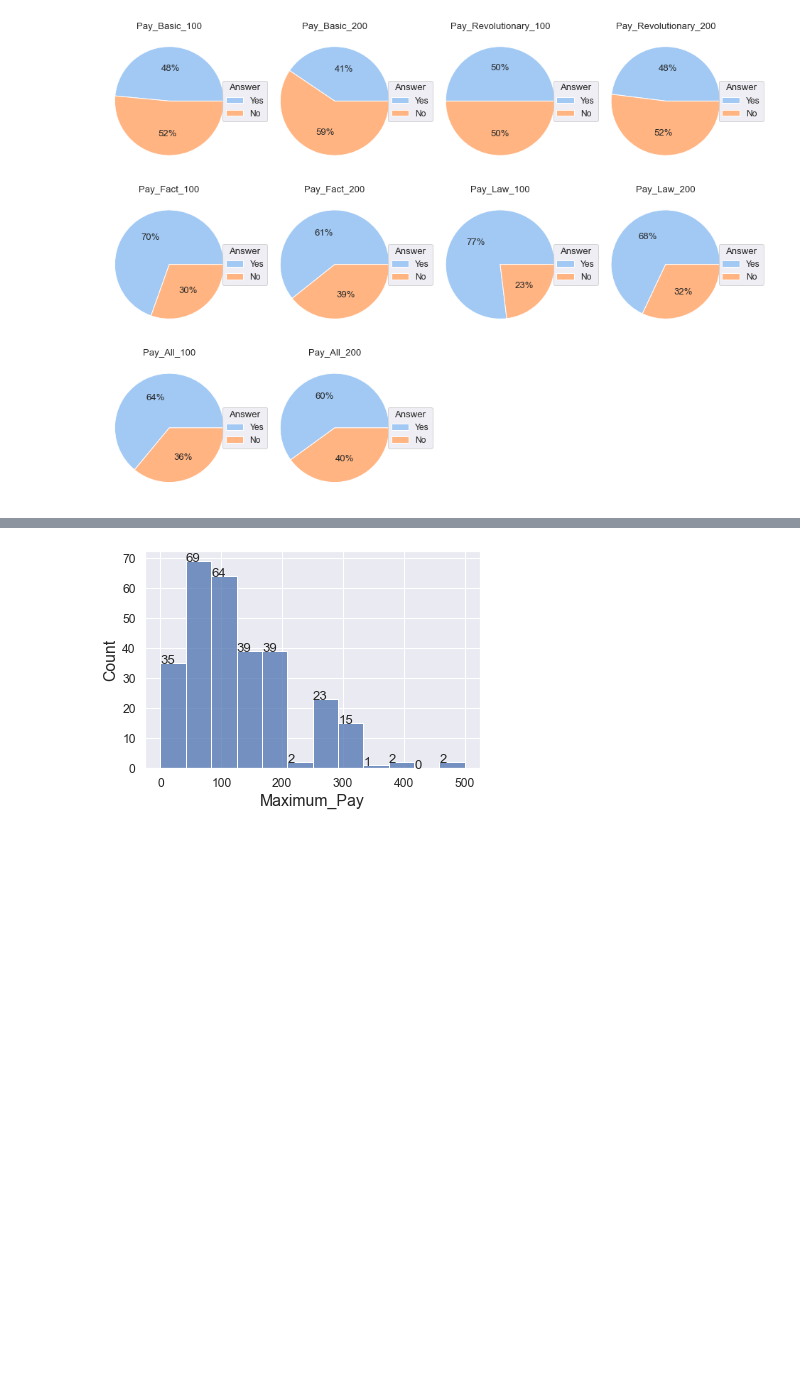
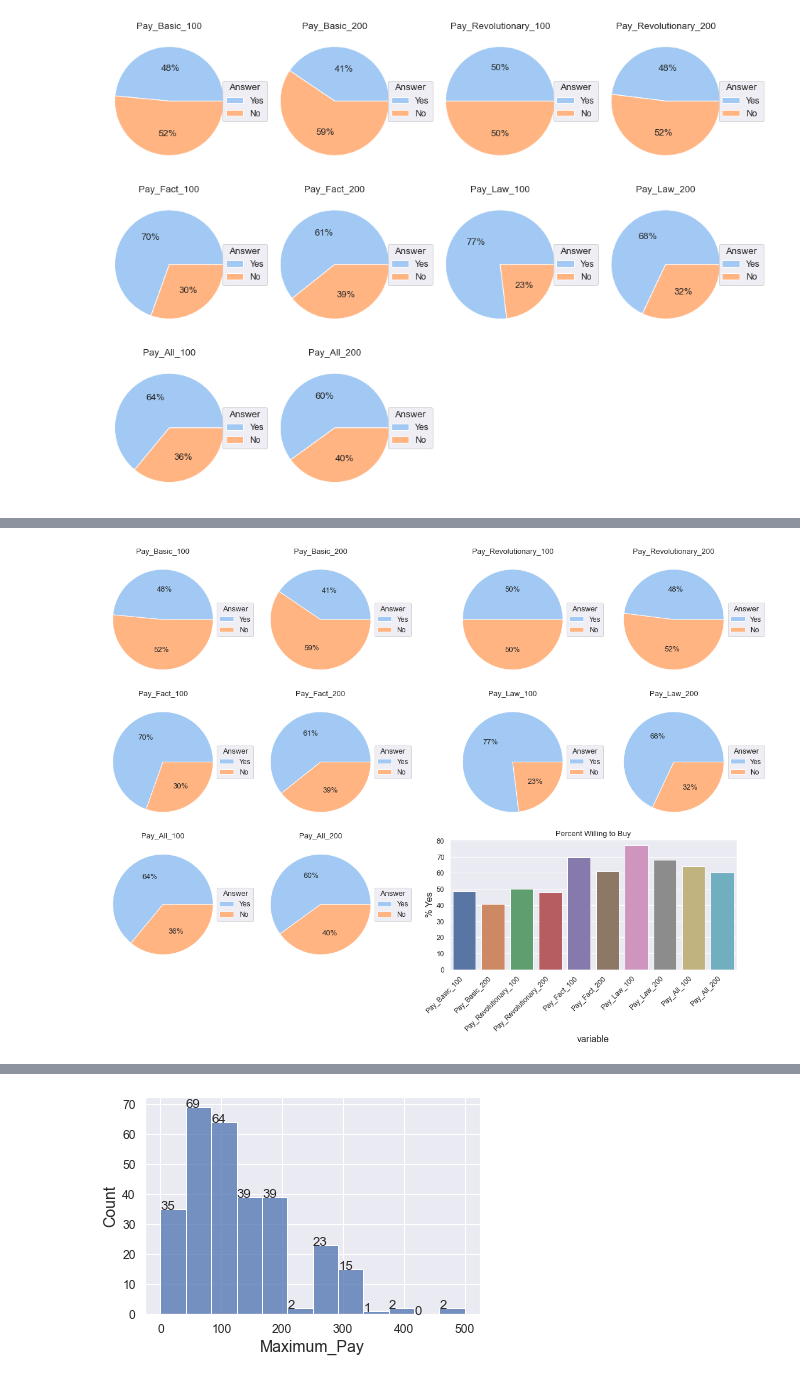
Before and after one commit to markhary/emba912_survey, a Jupyter notebook: ruby.ipynb, the cells around one changed output, grey strips where cells are left out. Cells and saved outputs as stored; diff of their text form; code cells hidden in the pictures; blank space fills up the shorter version.

```diff
--- a/ruby.ipynb
+++ b/ruby.ipynb
@@ -919,3 +922,42 @@ display(n_yes_total/n_participants*100)
+# %%
+fig, axes = plt.subplots(figsize=(16,12), constrained_layout=True);
+
+ax00 = plt.subplot2grid((3, 4), (0, 0))
+ax01 = plt.subplot2grid((3, 4), (0, 1))
+ax02 = plt.subplot2grid((3, 4), (0, 2))
+ax03 = plt.subplot2grid((3, 4), (0, 3))
+
+ax10 = plt.subplot2grid((3, 4), (1, 0))
+ax11 = plt.subplot2grid((3, 4), (1, 1))
+ax12 = plt.subplot2grid((3, 4), (1, 2))
+ax13 = plt.subplot2grid((3, 4), (1, 3))
+
+ax20 = plt.subplot2grid((3, 4), (2, 0))
+ax21 = plt.subplot2grid((3, 4), (2, 1))
+ax223 = plt.subplot2grid((3, 4), (2, 2), colspan=2)
+
+create_pie_chart(survey_data, "Pay_Basic_100", False, ax=ax00);
+create_pie_chart(survey_data, "Pay_Basic_200", False, ax=ax01);
+create_pie_chart(survey_data, "Pay_Revolutionary_100", False, ax=ax02);
+create_pie_chart(survey_data, "Pay_Revolutionary_200", False, ax=ax03);
+create_pie_chart(survey_data, "Pay_Fact_100", False, ax=ax10);
+create_pie_chart(survey_data, "Pay_Fact_200", False, ax=ax11);
+create_pie_chart(survey_data, "Pay_Law_100", False, ax=ax12);
+create_pie_chart(survey_data, "Pay_Law_200", False, ax=ax13);
+create_pie_chart(survey_data, "Pay_All_100", False, ax=ax20);
+create_pie_chart(survey_data, "Pay_All_200", False, ax=ax21);
+
+long_df = pd.melt(wtp_percentages)
+chart = sns.barplot(x = long_df.variable, y = long_df.value, ax=ax223)
+chart.set_title ("Percent Willing to Buy");
+chart.set_ylabel("\n% Yes");
+increase_axes(chart)
+rotate_xlabels(chart)
+
+fig.align_xlabels(axes)
+save_figure(fig, 'Pay_Comparison_Total');
+# %% [output]
+[figure, added]
 # %%
 column = "Maximum_Pay";
 fig = plt.figure(figsize=(8,5));
```
Also changed, not shown: parts of 10 cells of this notebook, 6 other files.
